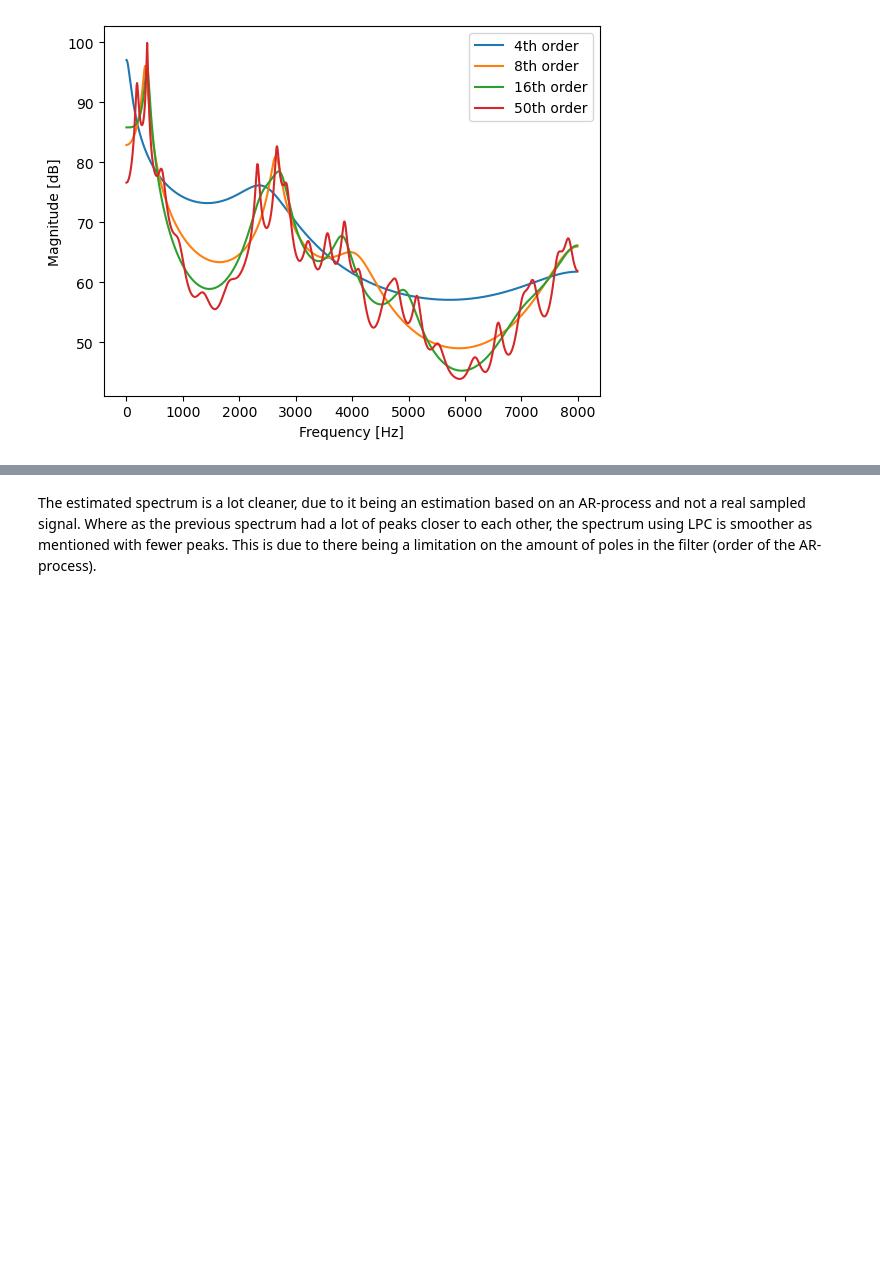
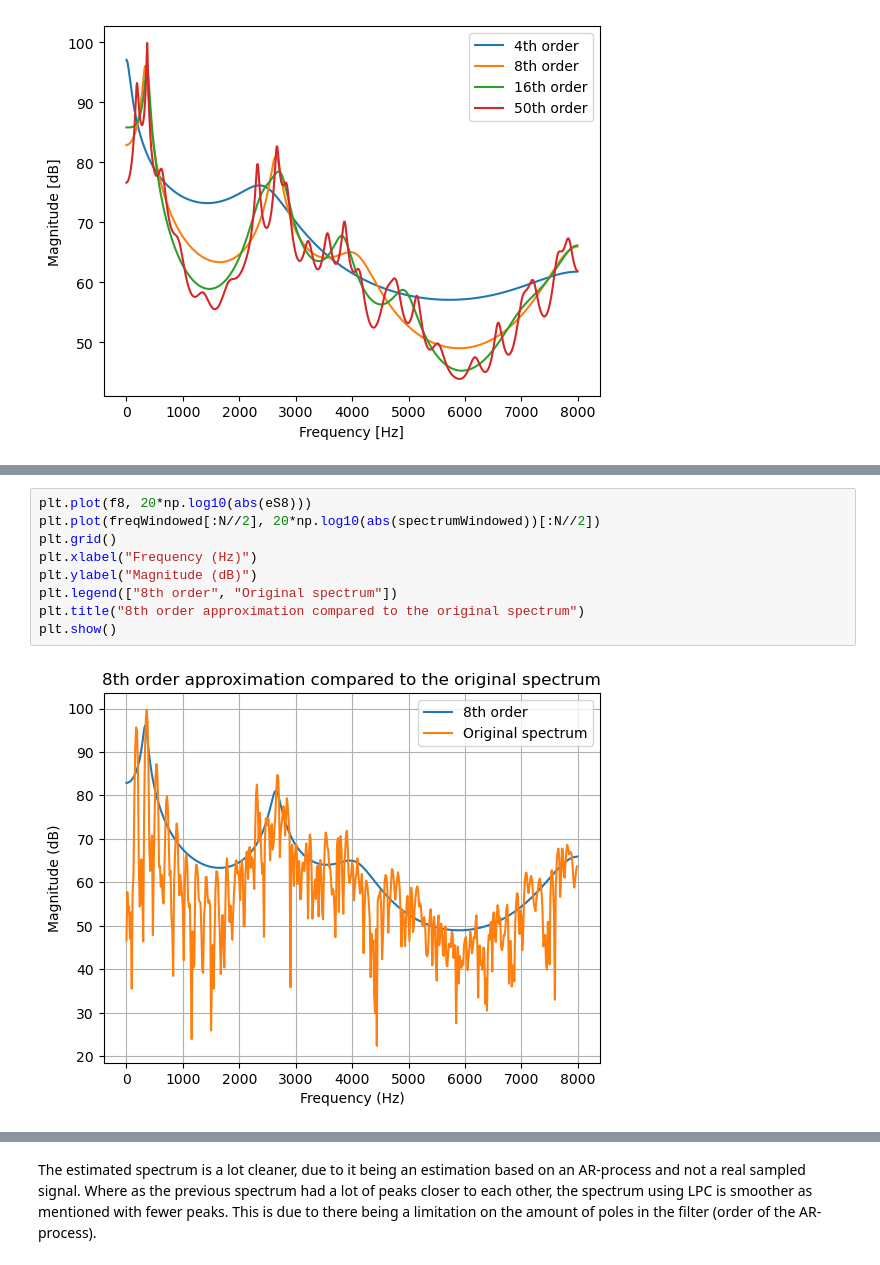
Before and after one commit to martinfsl/TTT4185, a Jupyter notebook: Assignments/Assignment_1/TTT4185_assignment_1.ipynb, the cells around one changed output, grey strips where cells are left out. Saved outputs shown, nothing was run; the diff lists cells and outputs as text; blank space fills up the shorter version.

```diff
--- a/Assignments/Assignment_1/TTT4185_assignment_1.ipynb
+++ b/Assignments/Assignment_1/TTT4185_assignment_1.ipynb
@@ -142,0 +154,11 @@ plt.show()
+# %%
+plt.plot(f8, 20*np.log10(abs(eS8)))
+plt.plot(freqWindowed[:N//2], 20*np.log10(abs(spectrumWindowed))[:N//2])
+plt.grid()
+plt.xlabel("Frequency (Hz)")
+plt.ylabel("Magnitude (dB)")
+plt.legend(["8th order", "Original spectrum"])
+plt.title("8th order approximation compared to the original spectrum")
+plt.show()
+# %% [output]
+[figure, added]
```
Also changed, not shown: parts of 4 cells of this notebook.
